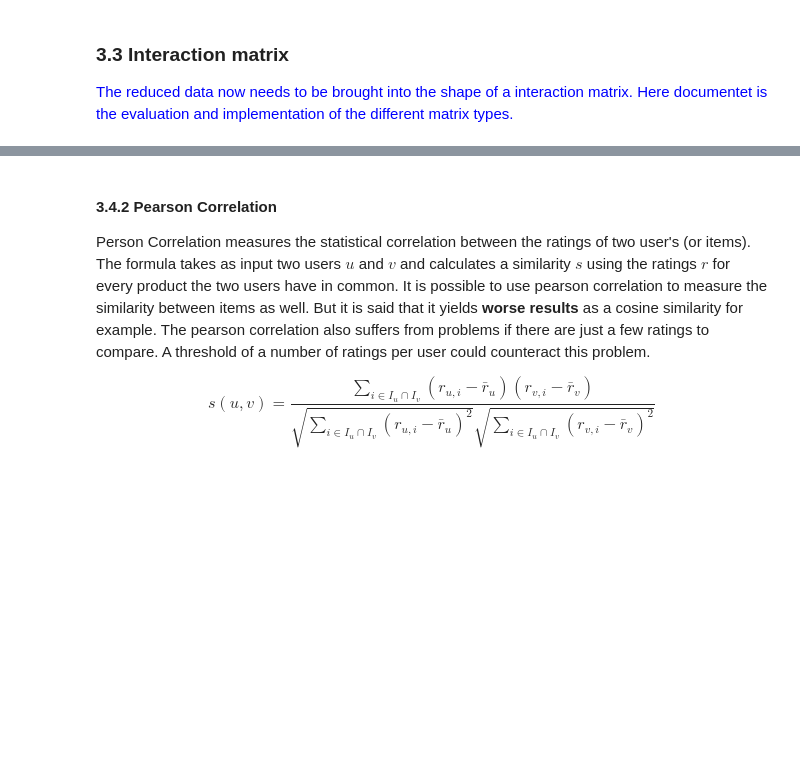
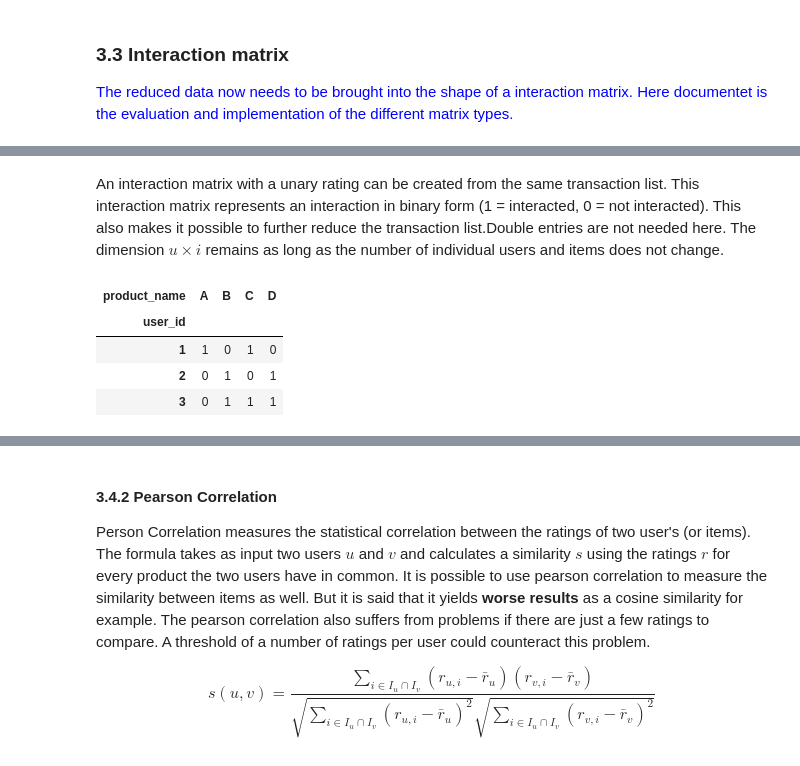
Before and after one commit to roman-studer/fhnw-ds-fs2020-recommender_systems, a Jupyter notebook: report/Documentation.ipynb, the cells around one changed output, grey strips where cells are left out. Saved outputs shown, nothing was run; the diff lists cells and outputs as text; code cells hidden in the pictures; blank space fills up the shorter version.

```diff
--- a/report/Documentation.ipynb
+++ b/report/Documentation.ipynb
@@ -183,0 +220,10 @@ This approach takes the ratio of each product beeing ordered by a customer and w
+# %% [markdown]
+An interaction matrix with a unary rating can be created from the same transaction list. This interaction matrix represents an interaction in binary form (1 = interacted, 0 = not interacted). This also makes it possible to further reduce the transaction list.Double entries are not needed here. The dimension $u \times i$ remains as long as the number of individual users and items does not change.
+# %%
+doc_interaction_unary(transaction)
+# %% [output]
+| product_name | A | B | C | D |
+| user_id |  |  |  |  |
+| 1 | 1 | 0 | 1 | 0 |
+| 2 | 0 | 1 | 0 | 1 |
+| 3 | 0 | 1 | 1 | 1 |
```
Also changed, not shown: parts of 17 cells of this notebook.
